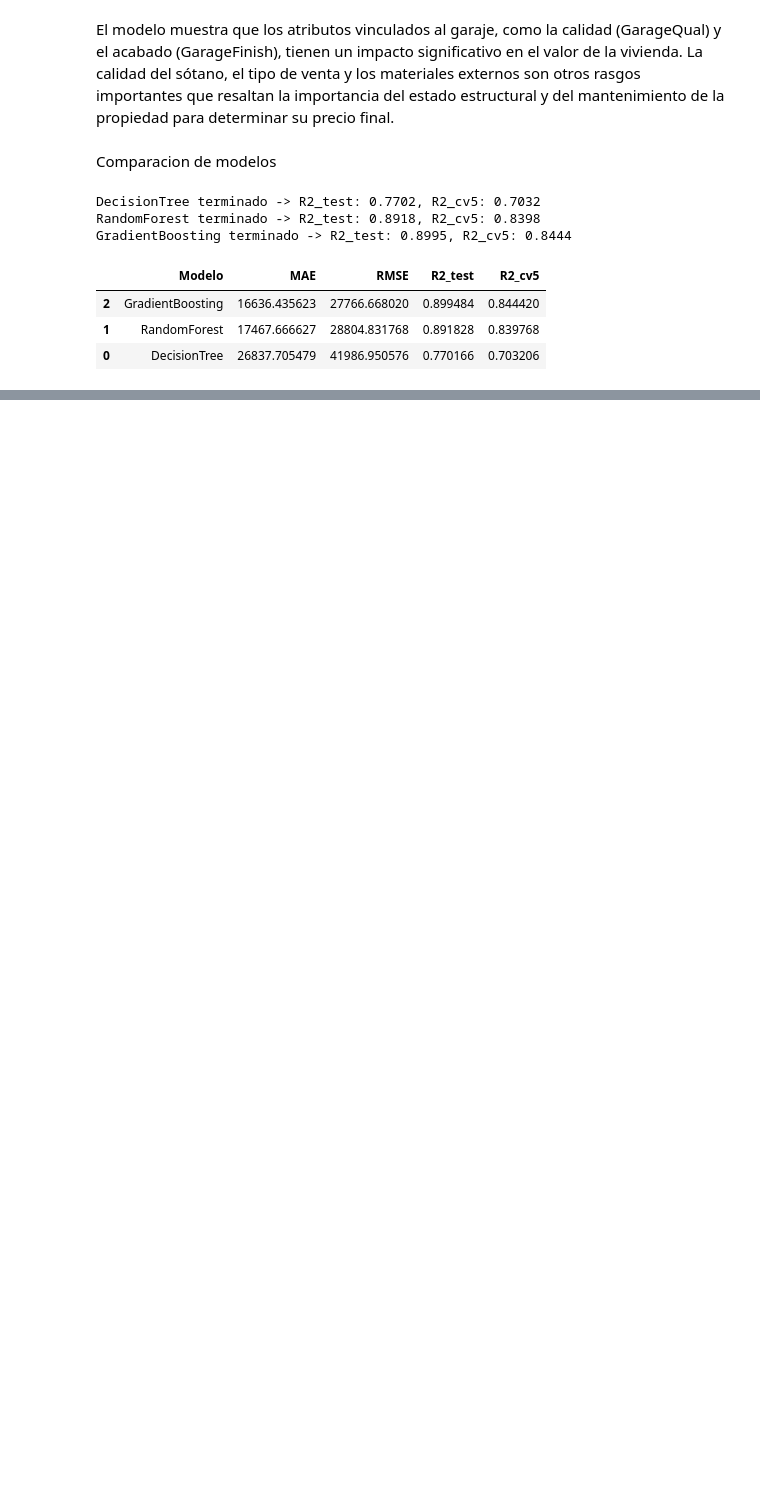
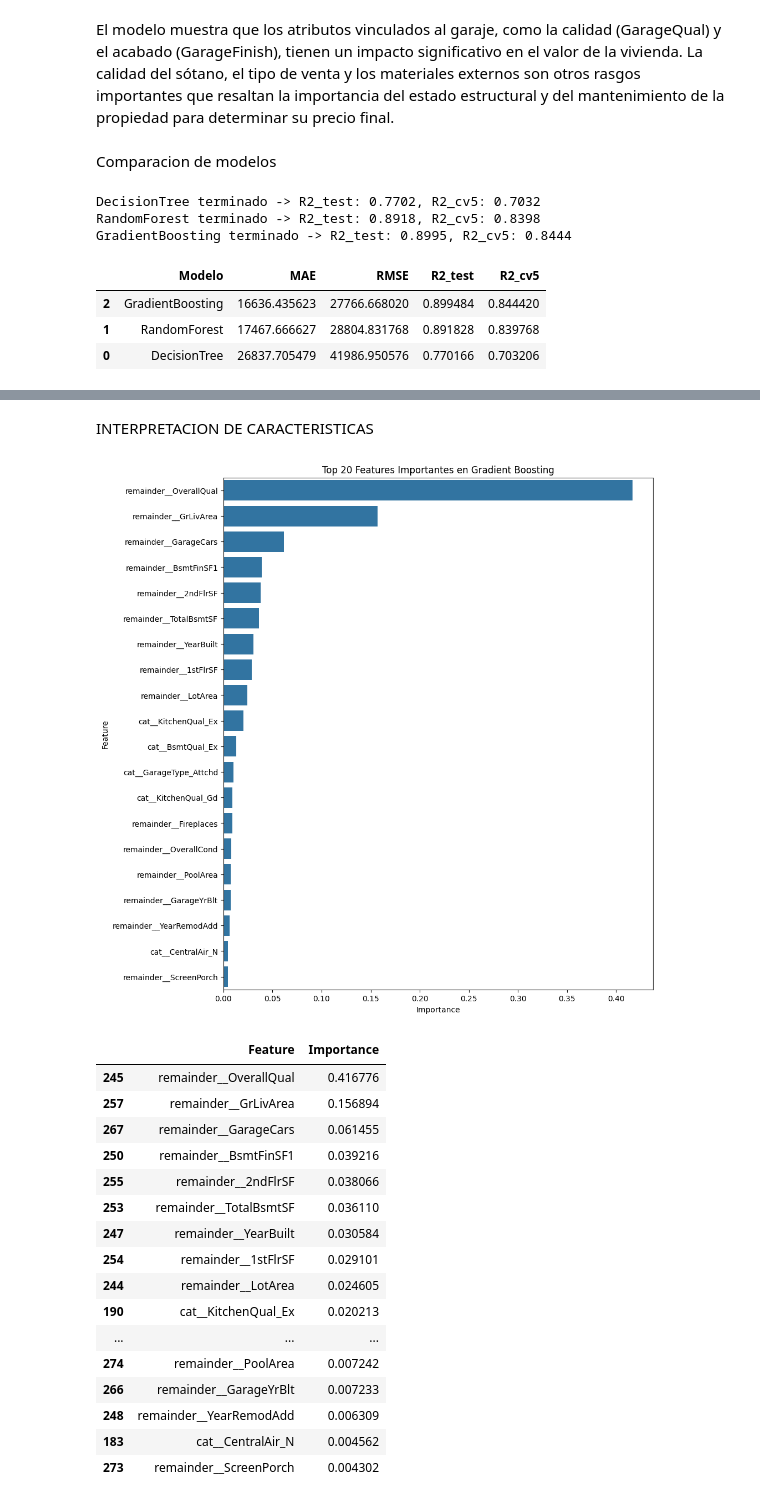
Before and after one commit to rodrigoosoriogaona/Ciencia-de-Datos, a Jupyter notebook: Ciencia de Datos.ipynb, the cells around one changed output, grey strips where cells are left out. Cells and saved outputs as stored; diff of their text form; code cells hidden in the pictures; blank space fills up the shorter version.

```diff
--- a/Ciencia de Datos.ipynb
+++ b/Ciencia de Datos.ipynb
@@ -338,0 +394,44 @@ GradientBoosting terminado -> R2_test: 0.8995, R2_cv5: 0.8444
+# %% [markdown]
+INTERPRETACION DE CARACTERISTICAS
+# %%
+import pandas as pd
+import matplotlib.pyplot as plt
+import seaborn as sns
+
+# Extraemos el modelo interno
+gb_model = best_model.named_steps['model']
+
+# Importancia de características
+feature_importances = gb_model.feature_importances_
+feature_names = preprocesamiento.get_feature_names_out()
+
+importance_df = pd.DataFrame({
+    'Feature': feature_names,
+    'Importance': feature_importances
+}).sort_values(by='Importance', ascending=False)
+
+plt.figure(figsize=(10, 12))
+sns.barplot(x='Importance', y='Feature', data=importance_df.head(20))
+plt.title('Top 20 Features Importantes en Gradient Boosting')
+plt.show()
+
+importance_df.head(20)
+# %% [output]
+[figure, added]
+|  | Feature | Importance |
+| 245 | remainder__OverallQual | 0.416776 |
+| 257 | remainder__GrLivArea | 0.156894 |
+| 267 | remainder__GarageCars | 0.061455 |
+| 250 | remainder__BsmtFinSF1 | 0.039216 |
+| 255 | remainder__2ndFlrSF | 0.038066 |
+| 253 | remainder__TotalBsmtSF | 0.036110 |
+| 247 | remainder__YearBuilt | 0.030584 |
+| 254 | remainder__1stFlrSF | 0.029101 |
+| 244 | remainder__LotArea | 0.024605 |
+| 190 | cat__KitchenQual_Ex | 0.020213 |
+| ... | ... | ... |
+| 274 | remainder__PoolArea | 0.007242 |
+| 266 | remainder__GarageYrBlt | 0.007233 |
+| 248 | remainder__YearRemodAdd | 0.006309 |
+| 183 | cat__CentralAir_N | 0.004562 |
+| 273 | remainder__ScreenPorch | 0.004302 |
```
Also changed, not shown: parts of 6 cells of this notebook.
